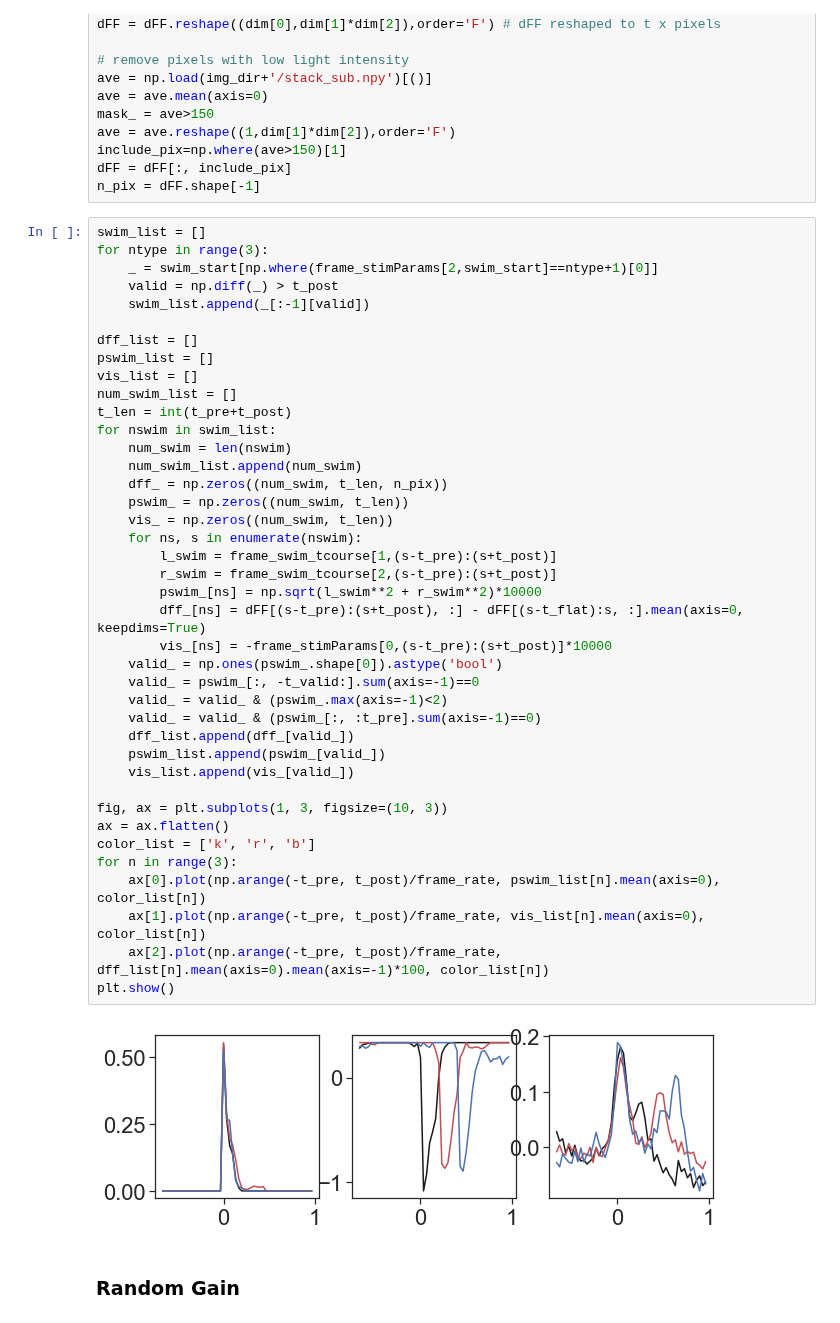
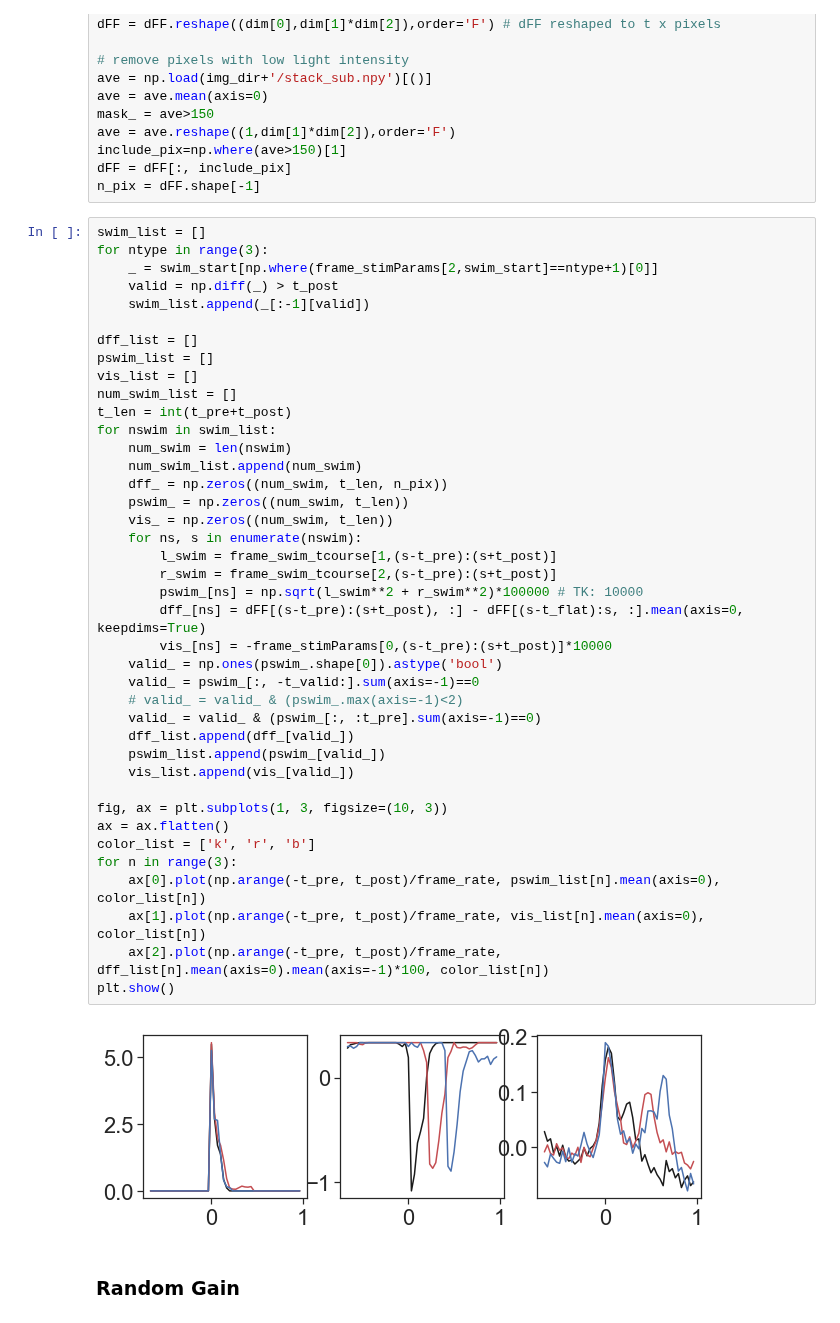
Before and after one commit to zqwei/DRN_voltage_analysis, a Jupyter notebook: Notebooks/glu_analysis_time_shift.ipynb, the cells around one changed output. Drawn from its saved outputs; the diff is of its cells as text.

```diff
--- a/Notebooks/glu_analysis_time_shift.ipynb
+++ b/Notebooks/glu_analysis_time_shift.ipynb
@@ -86,36 +104,36 @@ pswim_list = []
 vis_list = []
 num_swim_list = []
 t_len = int(t_pre+t_post)
 for nswim in swim_list:
     num_swim = len(nswim)
     num_swim_list.append(num_swim)
     dff_ = np.zeros((num_swim, t_len, n_pix))
     pswim_ = np.zeros((num_swim, t_len))
     vis_ = np.zeros((num_swim, t_len))
     for ns, s in enumerate(nswim):
         l_swim = frame_swim_tcourse[1,(s-t_pre):(s+t_post)]
         r_swim = frame_swim_tcourse[2,(s-t_pre):(s+t_post)]
-        pswim_[ns] = np.sqrt(l_swim**2 + r_swim**2)*10000
+        pswim_[ns] = np.sqrt(l_swim**2 + r_swim**2)*100000 # TK: 10000
         dff_[ns] = dFF[(s-t_pre):(s+t_post), :] - dFF[(s-t_flat):s, :].mean(axis=0, keepdims=True)
         vis_[ns] = -frame_stimParams[0,(s-t_pre):(s+t_post)]*10000
     valid_ = np.ones(pswim_.shape[0]).astype('bool')
     valid_ = pswim_[:, -t_valid:].sum(axis=-1)==0
-    valid_ = valid_ & (pswim_.max(axis=-1)<2)
+    # valid_ = valid_ & (pswim_.max(axis=-1)<2)
     valid_ = valid_ & (pswim_[:, :t_pre].sum(axis=-1)==0)
     dff_list.append(dff_[valid_])
     pswim_list.append(pswim_[valid_])
     vis_list.append(vis_[valid_])
 
 fig, ax = plt.subplots(1, 3, figsize=(10, 3))
 ax = ax.flatten()
 color_list = ['k', 'r', 'b']
 for n in range(3):
     ax[0].plot(np.arange(-t_pre, t_post)/frame_rate, pswim_list[n].mean(axis=0), color_list[n])
     ax[1].plot(np.arange(-t_pre, t_post)/frame_rate, vis_list[n].mean(axis=0), color_list[n])
     ax[2].plot(np.arange(-t_pre, t_post)/frame_rate, dff_list[n].mean(axis=0).mean(axis=-1)*100, color_list[n])
 plt.show()
 # %% [output]
-[figure, old version]
+[figure, new version]
 # %% [markdown]
 ### Random Gain
 # %%
```
Also changed, not shown: parts of 7 cells of this notebook, 3 other files.
